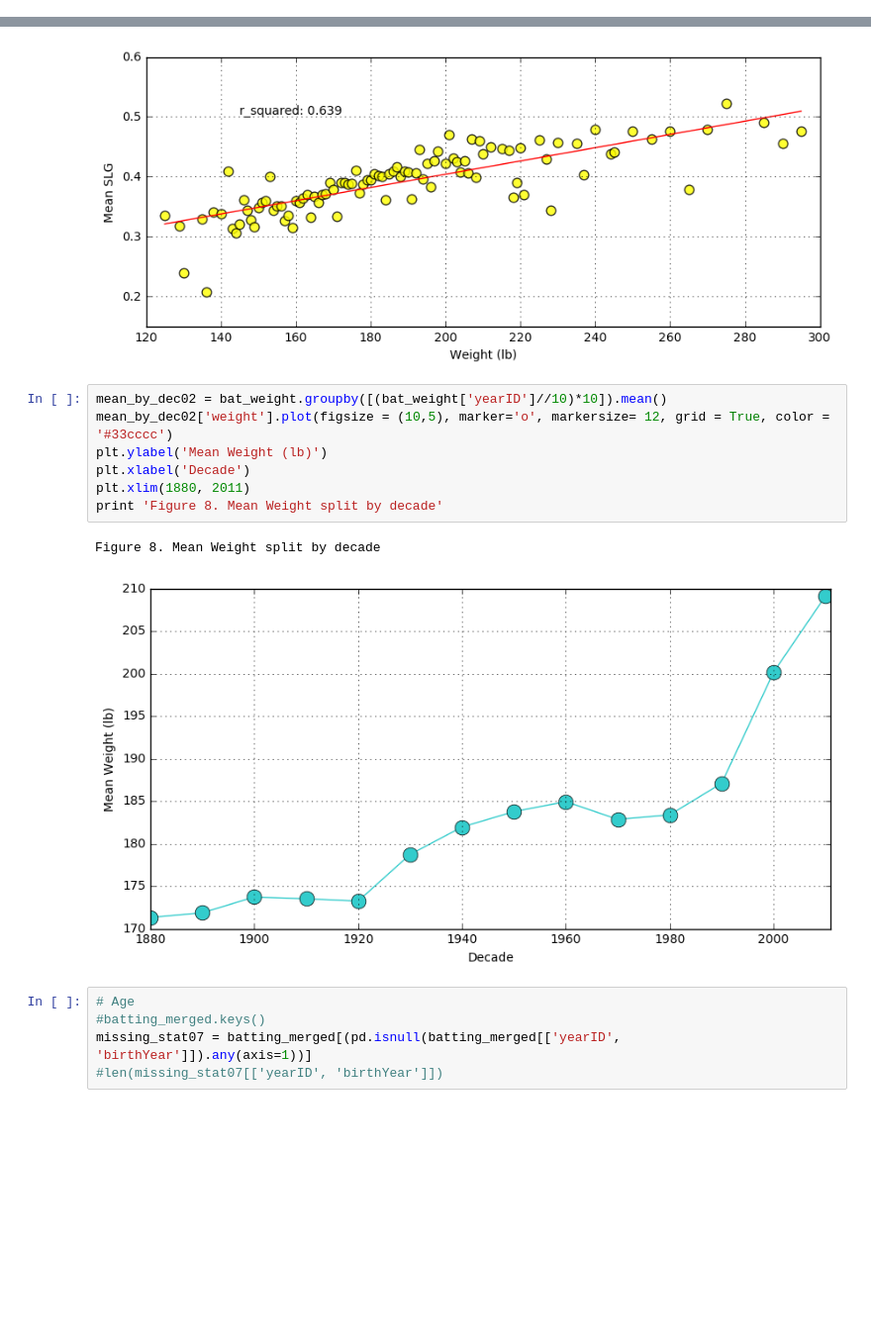
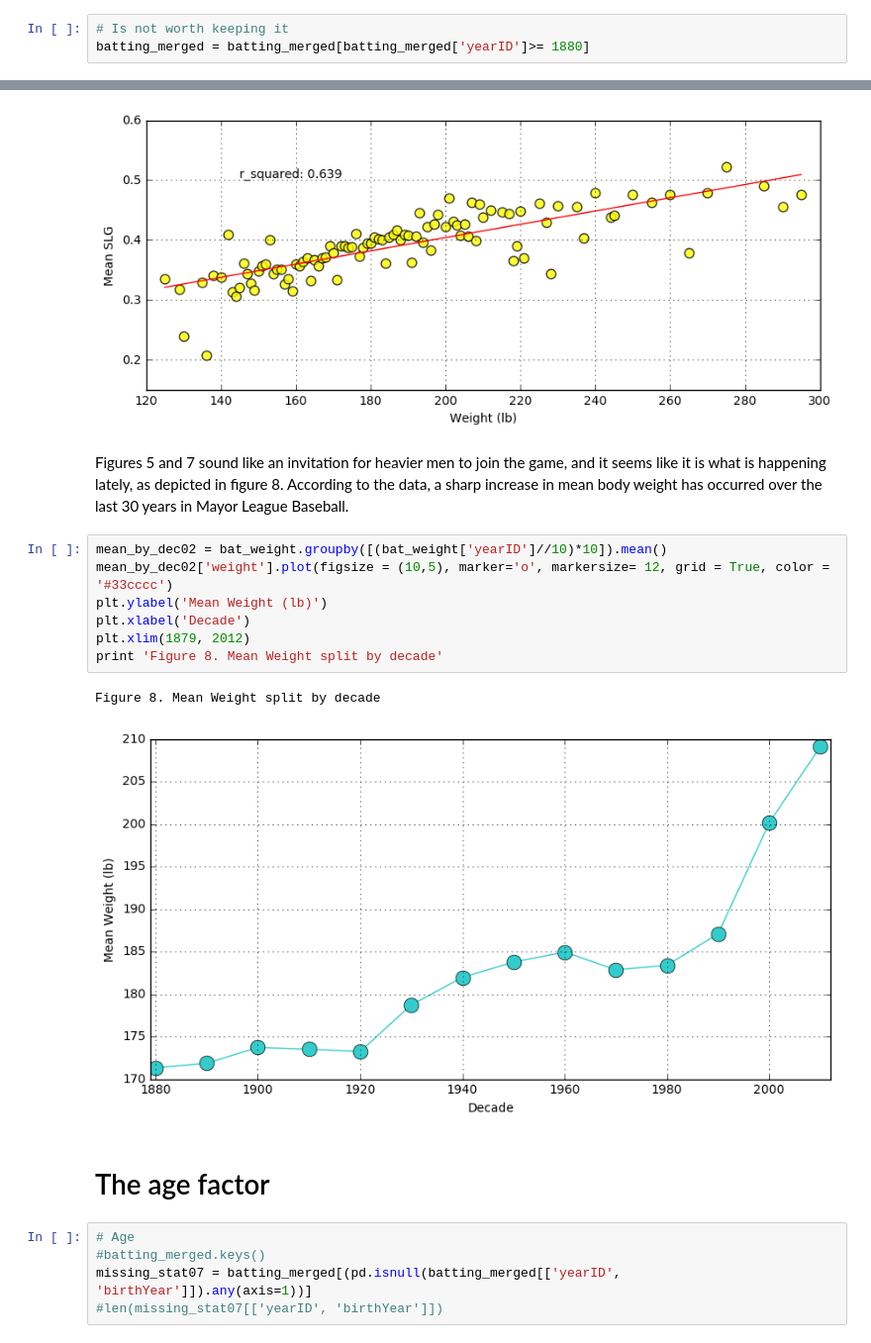
Before and after one commit to jedfarm/Investigate-a-Dataset, a Jupyter notebook: P2.ipynb, the cells around one changed output, grey strips where cells are left out. Shown at 99% size. Saved outputs shown, nothing was run; the diff lists cells and outputs as text; blank space fills up the shorter version.

Commit message:
Improve text distribution
Body text was distributed across the notebook. A new reference was added. Minor changes in the code. A HTML version of the project was added.

```diff
--- a/P2.ipynb
+++ b/P2.ipynb
@@ -227,0 +172,3 @@ working_bat_df['RC100'] = working_bat_df.apply(rc100, axis = 1)
+# %%
+# Is not worth keeping it
+batting_merged = batting_merged[batting_merged['yearID']>= 1880]
@@ -555,16 +553,20 @@ print 'Figure 7. Mean SLG vs. weight for players with AB > 200'
 # %% [output]
 Figure 7. Mean SLG vs. weight for players with AB > 200
 [figure]
+# %% [markdown]
+Figures 5 and 7 sound like an invitation for heavier men to join the game, and it seems like it is what is happening lately, as depicted in figure 8. According to the data, a sharp increase in mean body weight has occurred over the last 30 years in Mayor League Baseball.
 # %%
 mean_by_dec02 = bat_weight.groupby([(bat_weight['yearID']//10)*10]).mean()
 mean_by_dec02['weight'].plot(figsize = (10,5), marker='o', markersize= 12, grid = True, color = '#33cccc')
 plt.ylabel('Mean Weight (lb)')
 plt.xlabel('Decade')
-plt.xlim(1880, 2011)
+plt.xlim(1879, 2012)
 print 'Figure 8. Mean Weight split by decade'
 # %% [output]
 Figure 8. Mean Weight split by decade
-[figure, old version]
+[figure, new version]
+# %% [markdown]
+# The age factor
 # %%
 # Age
 #batting_merged.keys()
```
Also changed, not shown: parts of 30 cells of this notebook, 1 other file.
